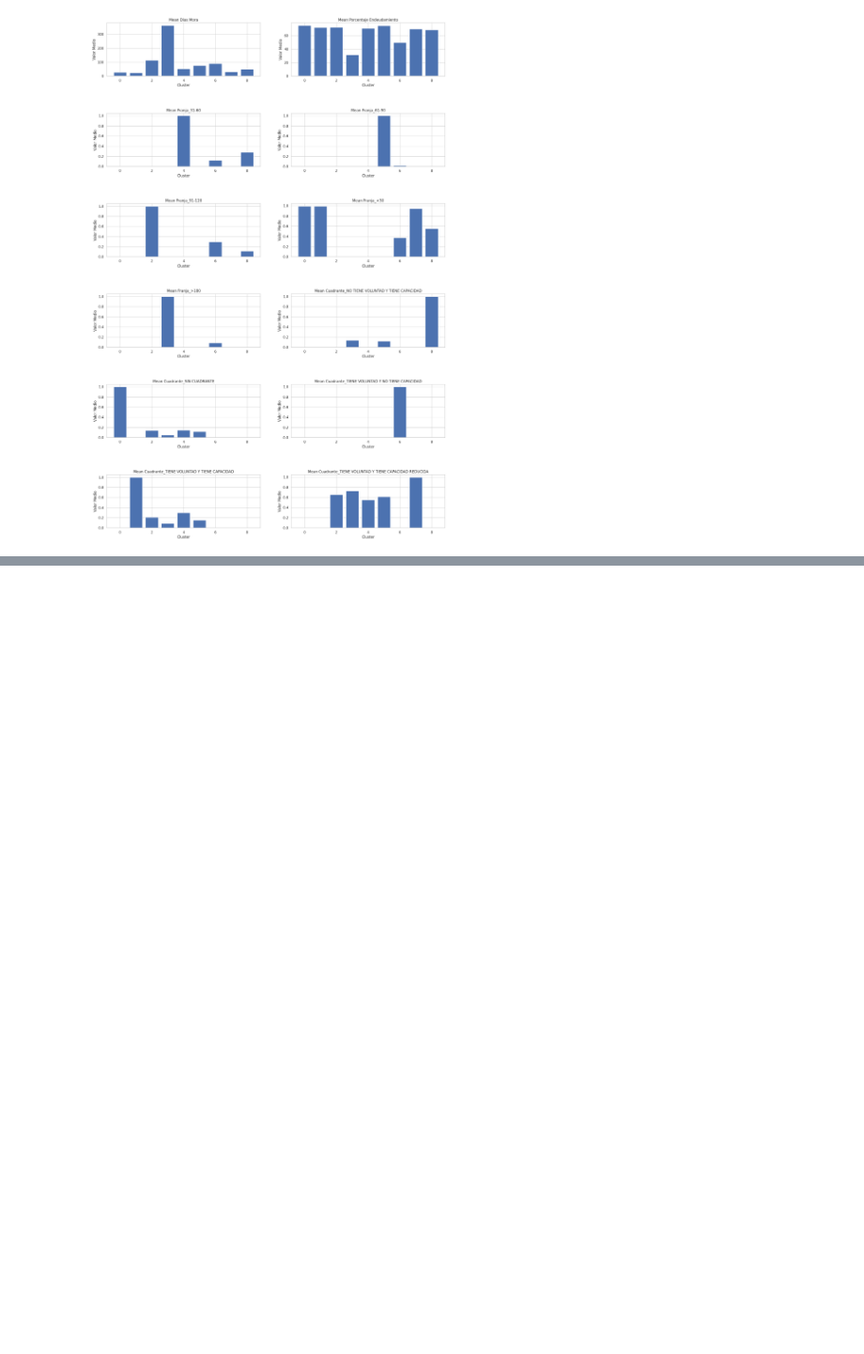
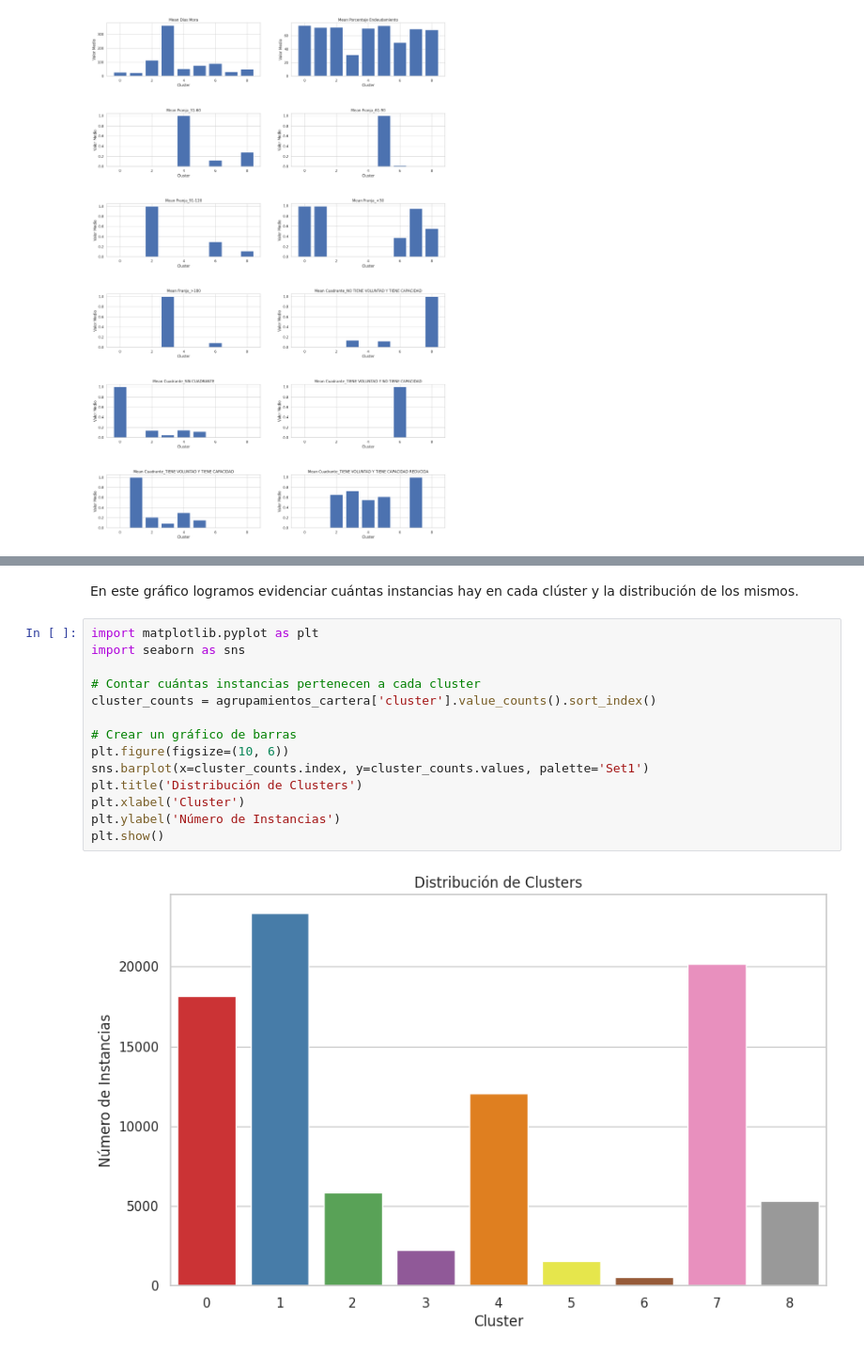
Before and after one commit to jcardonamde/reto_cobranzas_sector_financiero, a Jupyter notebook: cobranzas_sector_financiero.ipynb, the cells around one changed output, grey strips where cells are left out. Shown at 94% size. Drawn from its saved outputs; the diff is of its cells as text; blank space fills up the shorter version.

Commit message:
Final clusters conclusions

```diff
--- a/cobranzas_sector_financiero.ipynb
+++ b/cobranzas_sector_financiero.ipynb
@@ -1625,0 +1708,18 @@ for i, col in enumerate(cluster_groups.columns[1:]):
+# %% [markdown]
+En este gráfico logramos evidenciar cuántas instancias hay en cada clúster y la distribución de los mismos.
+# %%
+import matplotlib.pyplot as plt
+import seaborn as sns
+
+# Contar cuántas instancias pertenecen a cada cluster
+cluster_counts = agrupamientos_cartera['cluster'].value_counts().sort_index()
+
+# Crear un gráfico de barras
+plt.figure(figsize=(10, 6))
+sns.barplot(x=cluster_counts.index, y=cluster_counts.values, palette='Set1')
+plt.title('Distribución de Clusters')
+plt.xlabel('Cluster')
+plt.ylabel('Número de Instancias')
+plt.show()
+# %% [output]
+[figure, added]
```
Also changed, not shown: parts of 45 cells of this notebook.
